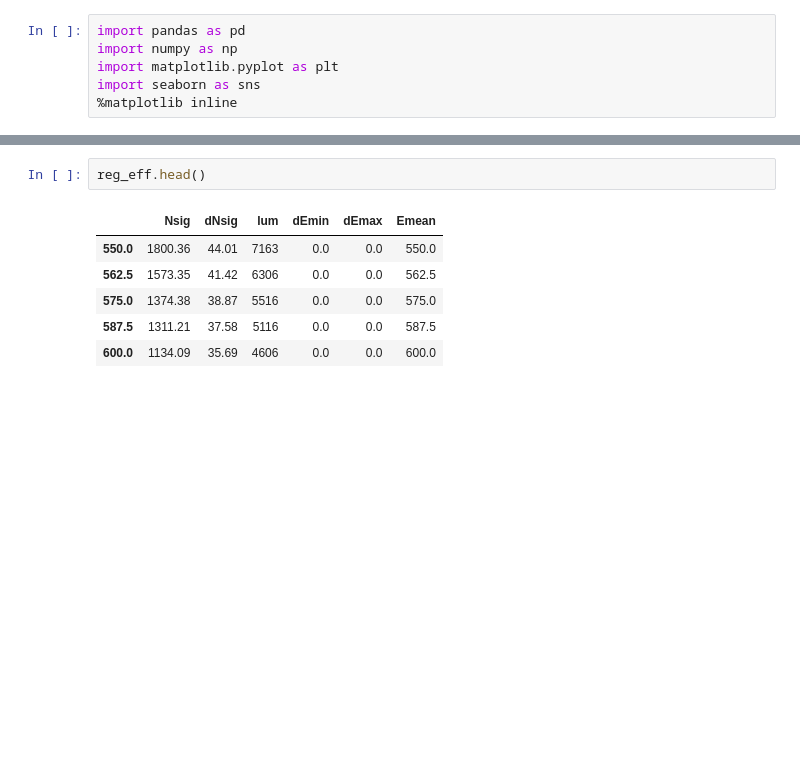
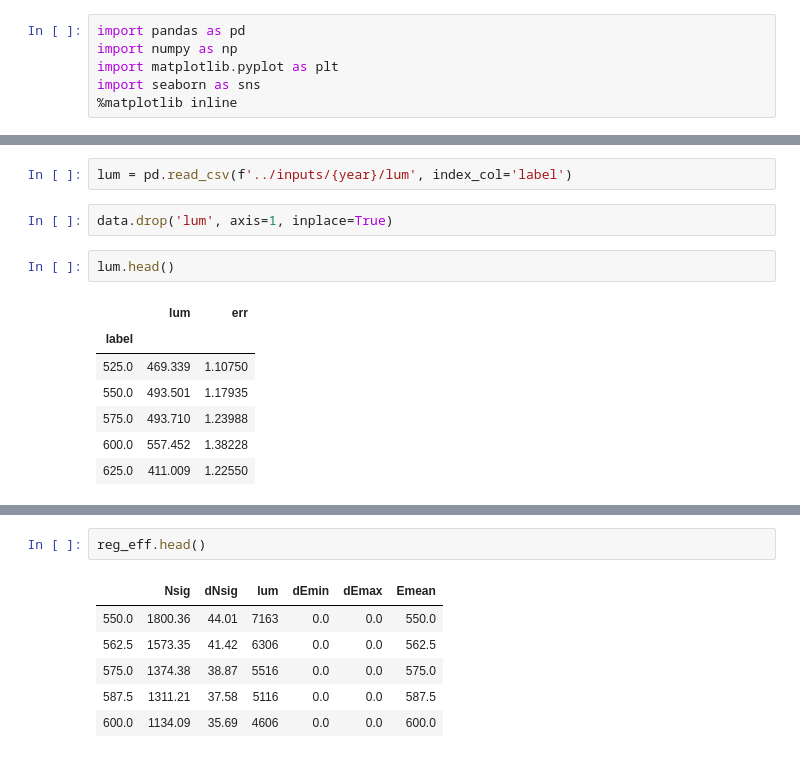
Before and after one commit to nikita-p/research, a Jupyter notebook: uproot/Visible.ipynb, the cells around one changed output, grey strips where cells are left out. Saved outputs shown, nothing was run; the diff lists cells and outputs as text; blank space fills up the shorter version.

```diff
--- a/uproot/Visible.ipynb
+++ b/uproot/Visible.ipynb
@@ -23,0 +27,14 @@ data.head()
+# %%
+lum = pd.read_csv(f'../inputs/{year}/lum', index_col='label')
+# %%
+data.drop('lum', axis=1, inplace=True)
+# %%
+lum.head()
+# %% [output]
+|  | lum | err |
+| label |  |  |
+| 525.0 | 469.339 | 1.10750 |
+| 550.0 | 493.501 | 1.17935 |
+| 575.0 | 493.710 | 1.23988 |
+| 600.0 | 557.452 | 1.38228 |
+| 625.0 | 411.009 | 1.22550 |
```
Also changed, not shown: parts of 10 cells of this notebook, 1 other file.
